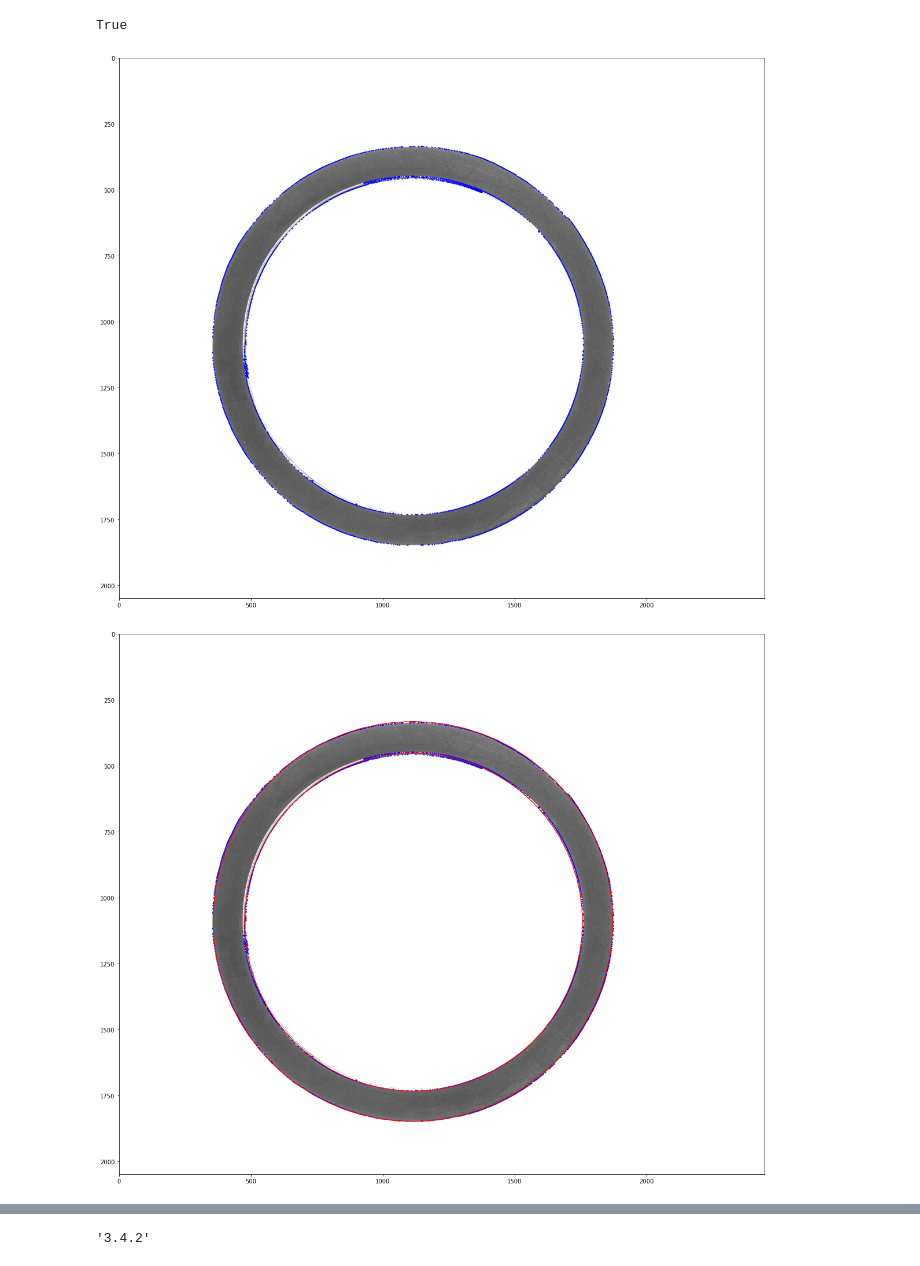
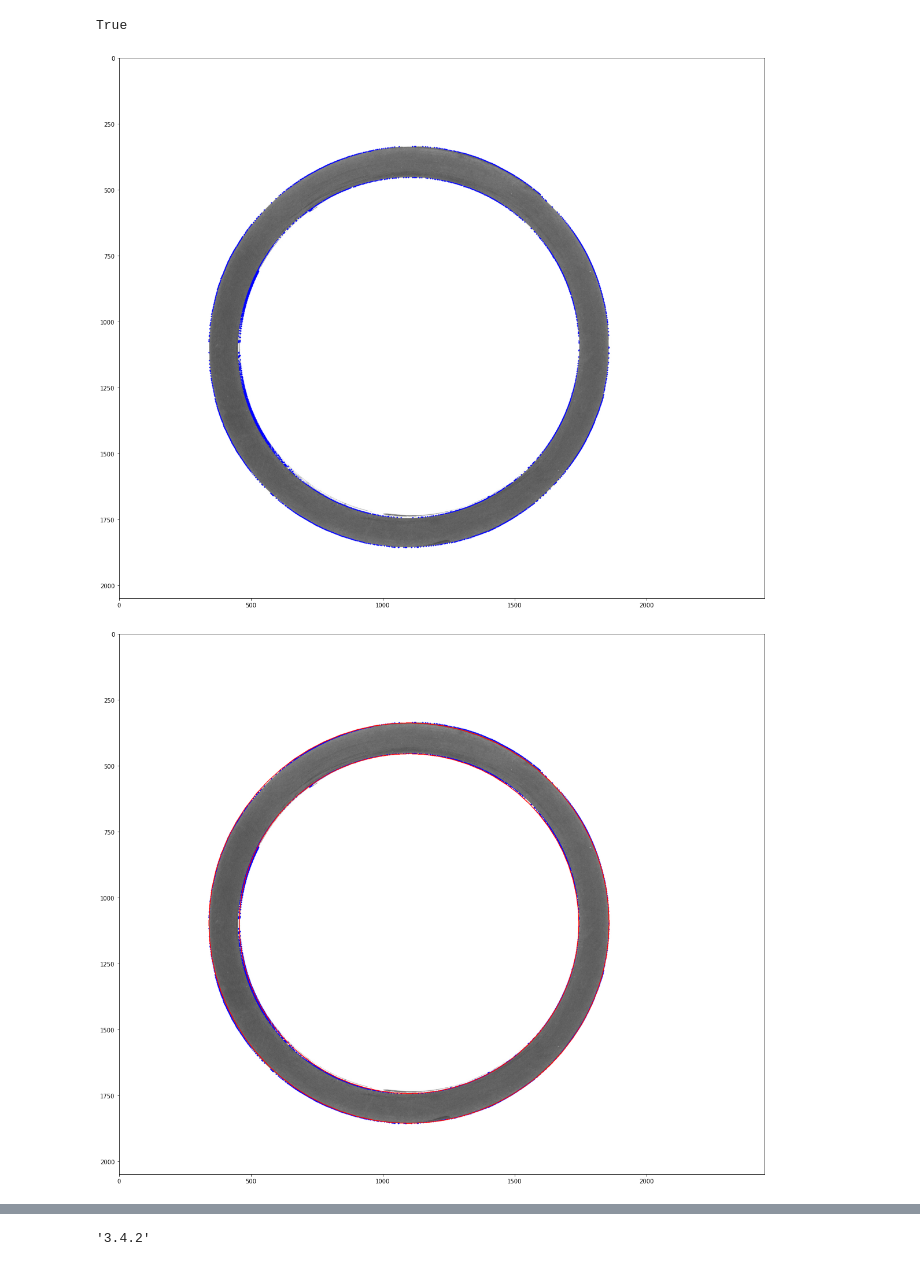
Before and after one commit to rex662624/ORing_Defect_Detection, a Jupyter notebook: SIFT.ipynb, the cells around one changed output, grey strips where cells are left out. Cells and saved outputs as stored; diff of their text form; code cells hidden in the pictures.

```diff
--- a/SIFT.ipynb
+++ b/SIFT.ipynb
@@ -17,7 +17,7 @@ import numpy as np
 %matplotlib inline
 
 #replace========================
-filename = './CCD-1/new (111).jpg'
+filename = './CCD-1/NG (29).jpg'
 print(filename)
 img_list[8] = np.array(cv2.imread(filename,0))
 #print(img_list[8])
@@ -99,8 +99,8 @@ cv2.imwrite('contour.jpg',backtorgb)
 0
 1
 True
-[figure, old version]
+[figure, new version]
-[figure, old version]
+[figure, new version]
 # %%
 def mask_innercicle(img):
 
```
Also changed, not shown: parts of 2 cells of this notebook, 1 other file.
